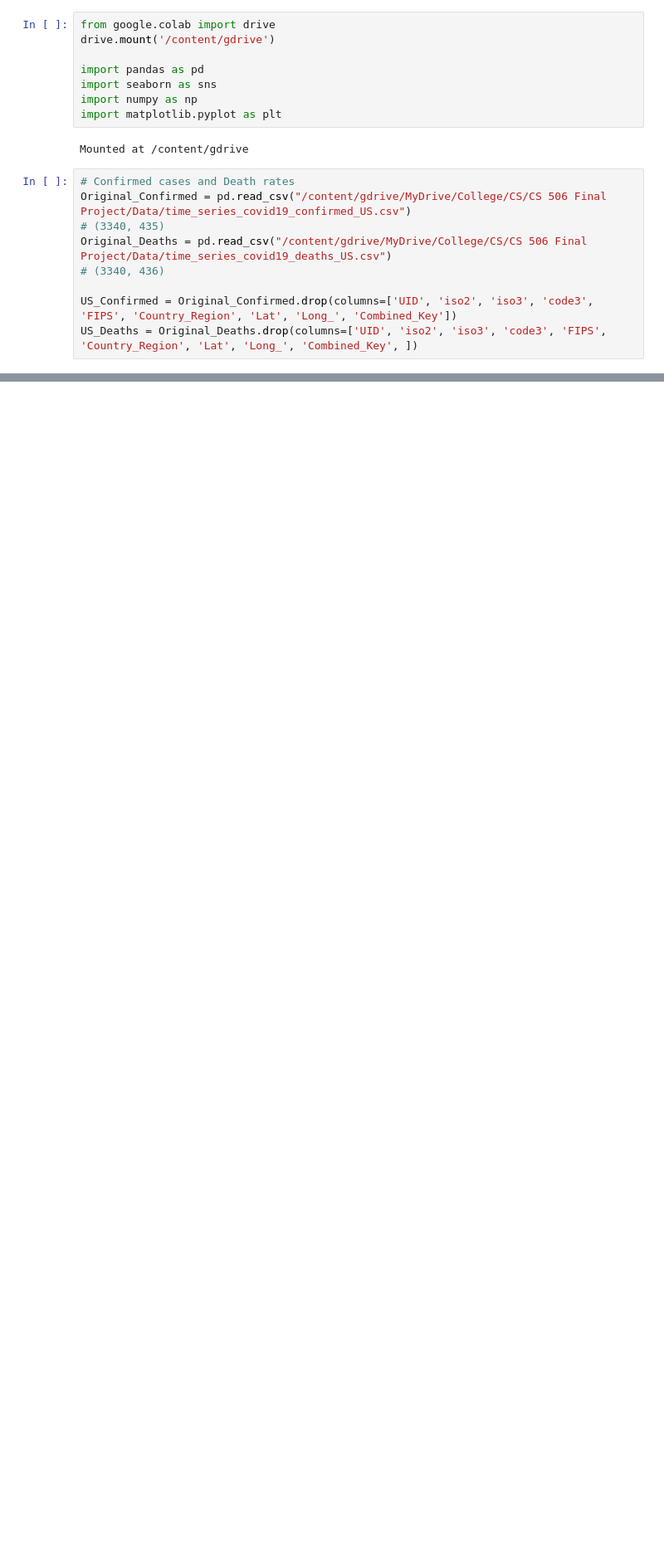
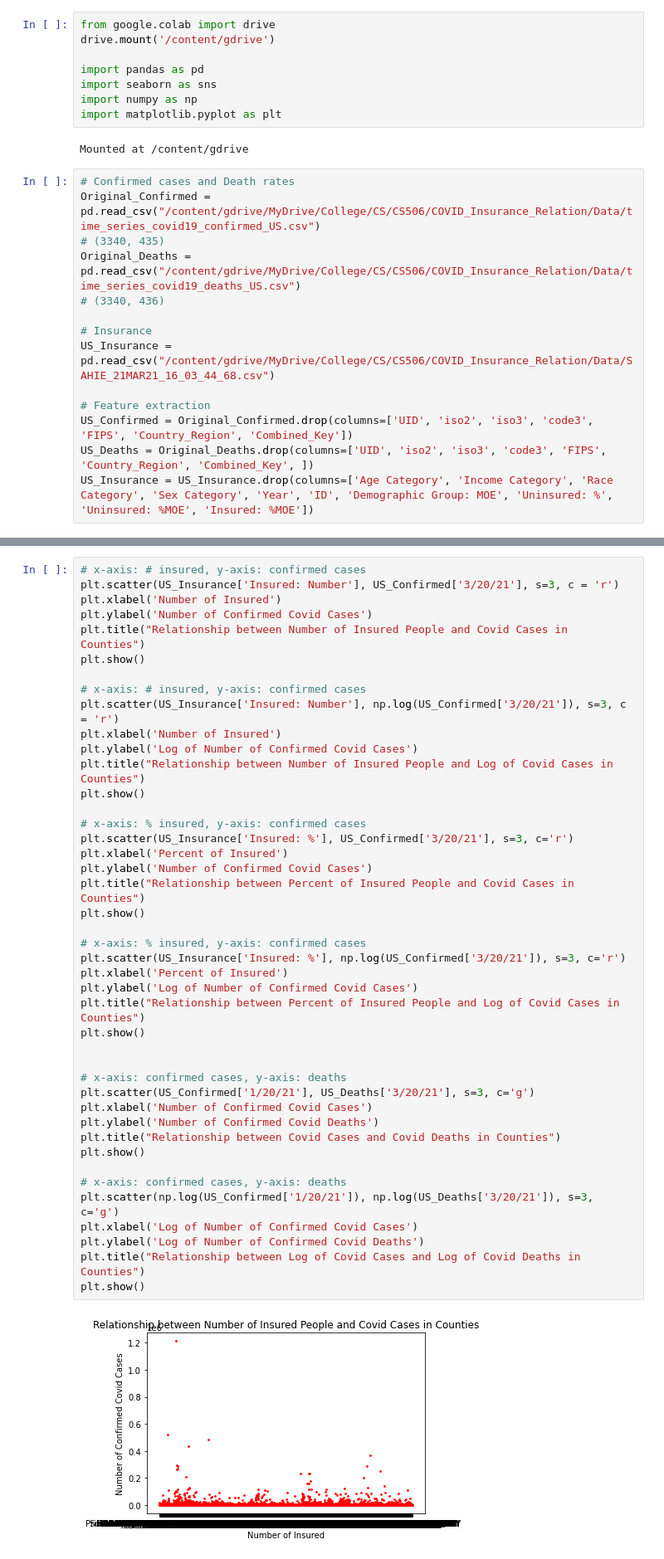
Before and after one commit to linsyzw/COVID_Insurance_Relation, a Jupyter notebook: Covid_Data.ipynb, the cells around one changed output, grey strips where cells are left out. Shown at 83% size. Saved outputs shown, nothing was run; the diff lists cells and outputs as text; blank space fills up the shorter version.

```diff
--- a/Covid_Data.ipynb
+++ b/Covid_Data.ipynb
@@ -10,12 +10,17 @@ import matplotlib.pyplot as plt
 Mounted at /content/gdrive
 # %%
 # Confirmed cases and Death rates
-Original_Confirmed = pd.read_csv("/content/gdrive/MyDrive/College/CS/CS 506 Final Project/Data/time_series_covid19_confirmed_US.csv")
+Original_Confirmed = pd.read_csv("/content/gdrive/MyDrive/College/CS/CS506/COVID_Insurance_Relation/Data/time_series_covid19_confirmed_US.csv")
 # (3340, 435)
-Original_Deaths = pd.read_csv("/content/gdrive/MyDrive/College/CS/CS 506 Final Project/Data/time_series_covid19_deaths_US.csv")
+Original_Deaths = pd.read_csv("/content/gdrive/MyDrive/College/CS/CS506/COVID_Insurance_Relation/Data/time_series_covid19_deaths_US.csv")
 # (3340, 436)
 
-US_Confirmed = Original_Confirmed.drop(columns=['UID', 'iso2', 'iso3', 'code3', 'FIPS', 'Country_Region', 'Lat', 'Long_', 'Combined_Key'])
-US_Deaths = Original_Deaths.drop(columns=['UID', 'iso2', 'iso3', 'code3', 'FIPS', 'Country_Region', 'Lat', 'Long_', 'Combined_Key', ])
+# Insurance
+US_Insurance = pd.read_csv("/content/gdrive/MyDrive/College/CS/CS506/COVID_Insurance_Relation/Data/SAHIE_21MAR21_16_03_44_68.csv")
+
+# Feature extraction
+US_Confirmed = Original_Confirmed.drop(columns=['UID', 'iso2', 'iso3', 'code3', 'FIPS', 'Country_Region', 'Combined_Key'])
+US_Deaths = Original_Deaths.drop(columns=['UID', 'iso2', 'iso3', 'code3', 'FIPS', 'Country_Region', 'Combined_Key', ])
+US_Insurance = US_Insurance.drop(columns=['Age Category', 'Income Category', 'Race Category', 'Sex Category', 'Year', 'ID', 'Demographic Group: MOE', 'Uninsured: %', 'Uninsured: %MOE', 'Insured: %MOE'])
 # %%
 # fill NaN with median values
@@ -130,0 +182,45 @@ min 1,002,810
+# %%
+# x-axis: # insured, y-axis: confirmed cases
+plt.scatter(US_Insurance['Insured: Number'], US_Confirmed['3/20/21'], s=3, c = 'r')
+plt.xlabel('Number of Insured')
+plt.ylabel('Number of Confirmed Covid Cases')
+plt.title("Relationship between Number of Insured People and Covid Cases in Counties")
+plt.show()
+
+# x-axis: # insured, y-axis: confirmed cases
+plt.scatter(US_Insurance['Insured: Number'], np.log(US_Confirmed['3/20/21']), s=3, c = 'r')
+plt.xlabel('Number of Insured')
+plt.ylabel('Log of Number of Confirmed Covid Cases')
+plt.title("Relationship between Number of Insured People and Log of Covid Cases in Counties")
+plt.show()
+
+# x-axis: % insured, y-axis: confirmed cases
+plt.scatter(US_Insurance['Insured: %'], US_Confirmed['3/20/21'], s=3, c='r')
+plt.xlabel('Percent of Insured')
+plt.ylabel('Number of Confirmed Covid Cases')
+plt.title("Relationship between Percent of Insured People and Covid Cases in Counties")
+plt.show()
+
+# x-axis: % insured, y-axis: confirmed cases
+plt.scatter(US_Insurance['Insured: %'], np.log(US_Confirmed['3/20/21']), s=3, c='r')
+plt.xlabel('Percent of Insured')
+plt.ylabel('Log of Number of Confirmed Covid Cases')
+plt.title("Relationship between Percent of Insured People and Log of Covid Cases in Counties")
+plt.show()
+
+
+# x-axis: confirmed cases, y-axis: deaths
+plt.scatter(US_Confirmed['1/20/21'], US_Deaths['3/20/21'], s=3, c='g')
+plt.xlabel('Number of Confirmed Covid Cases')
+plt.ylabel('Number of Confirmed Covid Deaths')
+plt.title("Relationship between Covid Cases and Covid Deaths in Counties")
+plt.show()
+
+# x-axis: confirmed cases, y-axis: deaths
+plt.scatter(np.log(US_Confirmed['1/20/21']), np.log(US_Deaths['3/20/21']), s=3, c='g')
+plt.xlabel('Log of Number of Confirmed Covid Cases')
+plt.ylabel('Log of Number of Confirmed Covid Deaths')
+plt.title("Relationship between Log of Covid Cases and Log of Covid Deaths in Counties")
+plt.show()
+# %% [output]
+[figure, added]
```
Also changed, not shown: parts of 9 cells of this notebook, 3 other files.
